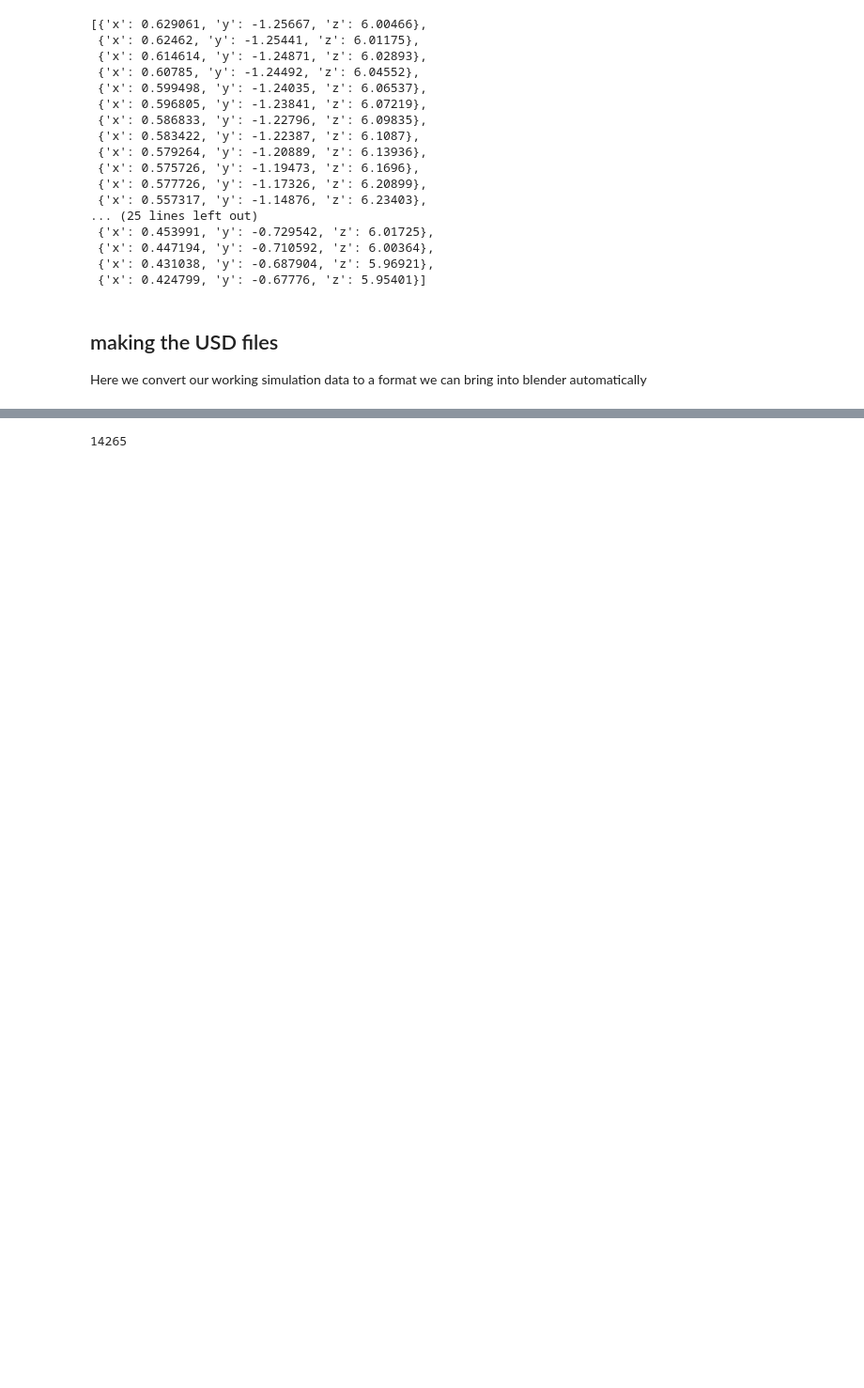
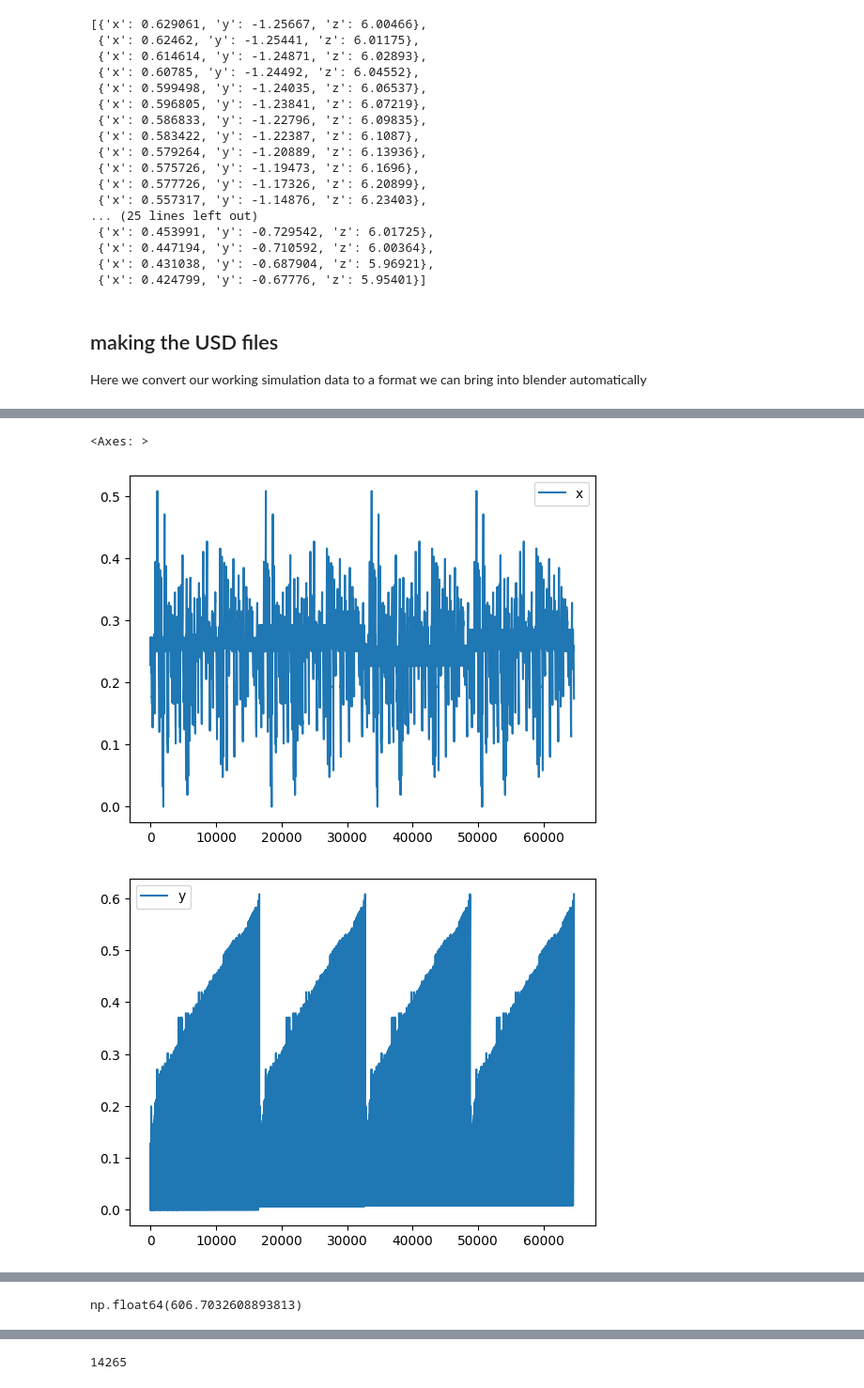
Before and after one commit to DevinBayly/Cacao_visualization, a Jupyter notebook: code/particle_simulation/networkx_curve_separation.ipynb, the cells around one changed output, grey strips where cells are left out. Shown at 94% size. Cells and saved outputs as stored; diff of their text form; code cells hidden in the pictures; blank space fills up the shorter version.

```diff
--- a/code/particle_simulation/networkx_curve_separation.ipynb
+++ b/code/particle_simulation/networkx_curve_separation.ipynb
@@ -472,0 +557,3 @@ array([5, 5, 5, ..., 5, 5, 5], shape=(14265,), dtype=int16)
+# %%
+max_dim = track_df.max(axis=0)
+max_dim
@@ -472,0 +565,2 @@ array([5, 5, 5, ..., 5, 5, 5], shape=(14265,), dtype=int16)
+# %%
+extents = max_dim - min_dim
@@ -472,0 +578,4 @@ array([5, 5, 5, ..., 5, 5, 5], shape=(14265,), dtype=int16)
+# %%
+normalized = zero_centered/np.linalg.norm(extents)
+# %%
+normalized["norm"] = np.linalg.norm(normalized,axis=1)
@@ -472,0 +603,9 @@ array([5, 5, 5, ..., 5, 5, 5], shape=(14265,), dtype=int16)
+# %%
+normalized.plot(y="x",use_index=True)
+normalized.plot(y="y",use_index=True)
+normalized.plot(y="z",use_index=True)
+normalized.plot(y="norm",use_index =True)
+# %% [output]
+<Axes: >
+[figure, added]
+[figure, added]
@@ -472,0 +617,4 @@ array([5, 5, 5, ..., 5, 5, 5], shape=(14265,), dtype=int16)
+# %%
+cm_scalar
+# %% [output]
+np.float64(606.7032608893813)
```
Also changed, not shown: parts of 54 cells of this notebook.
